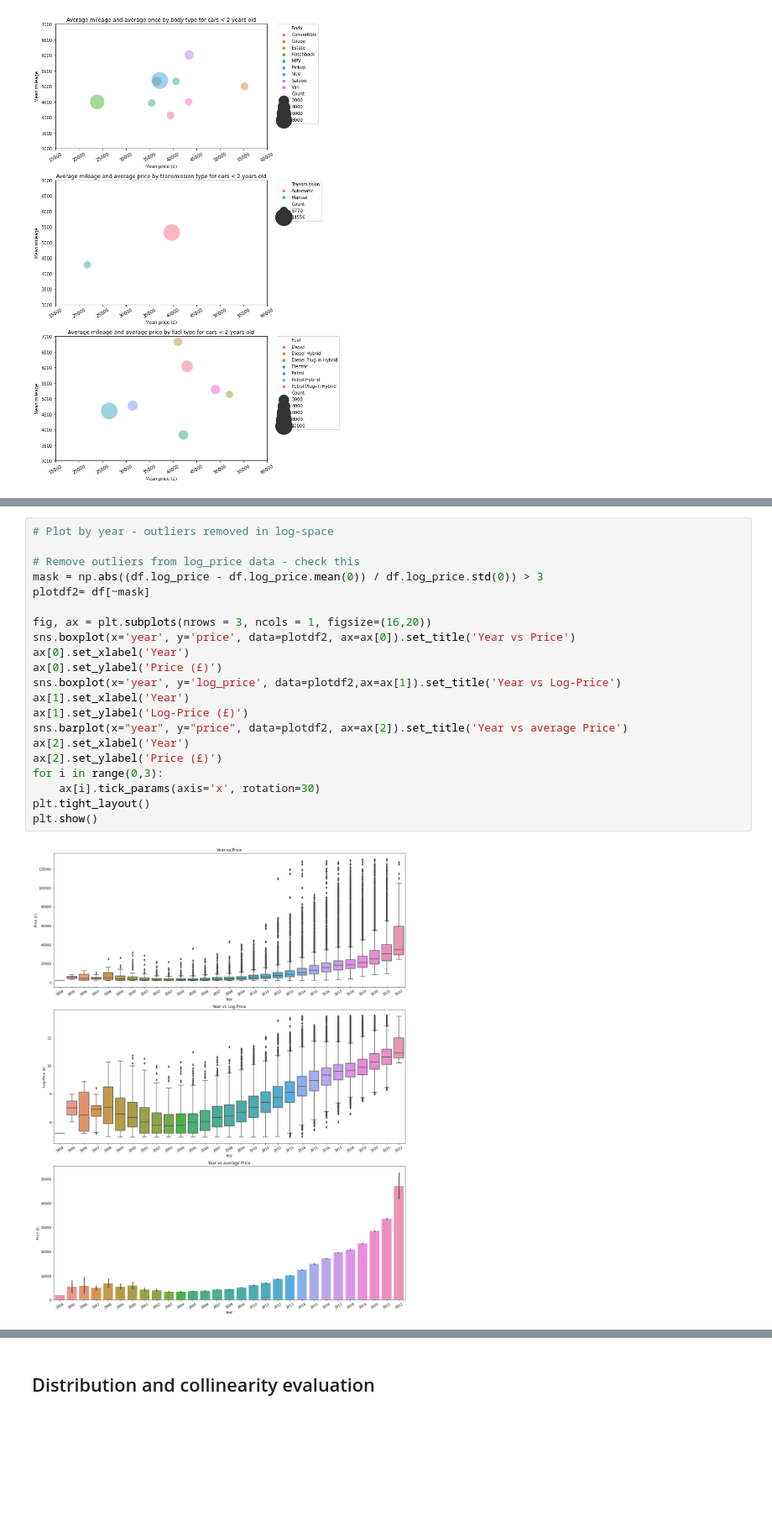
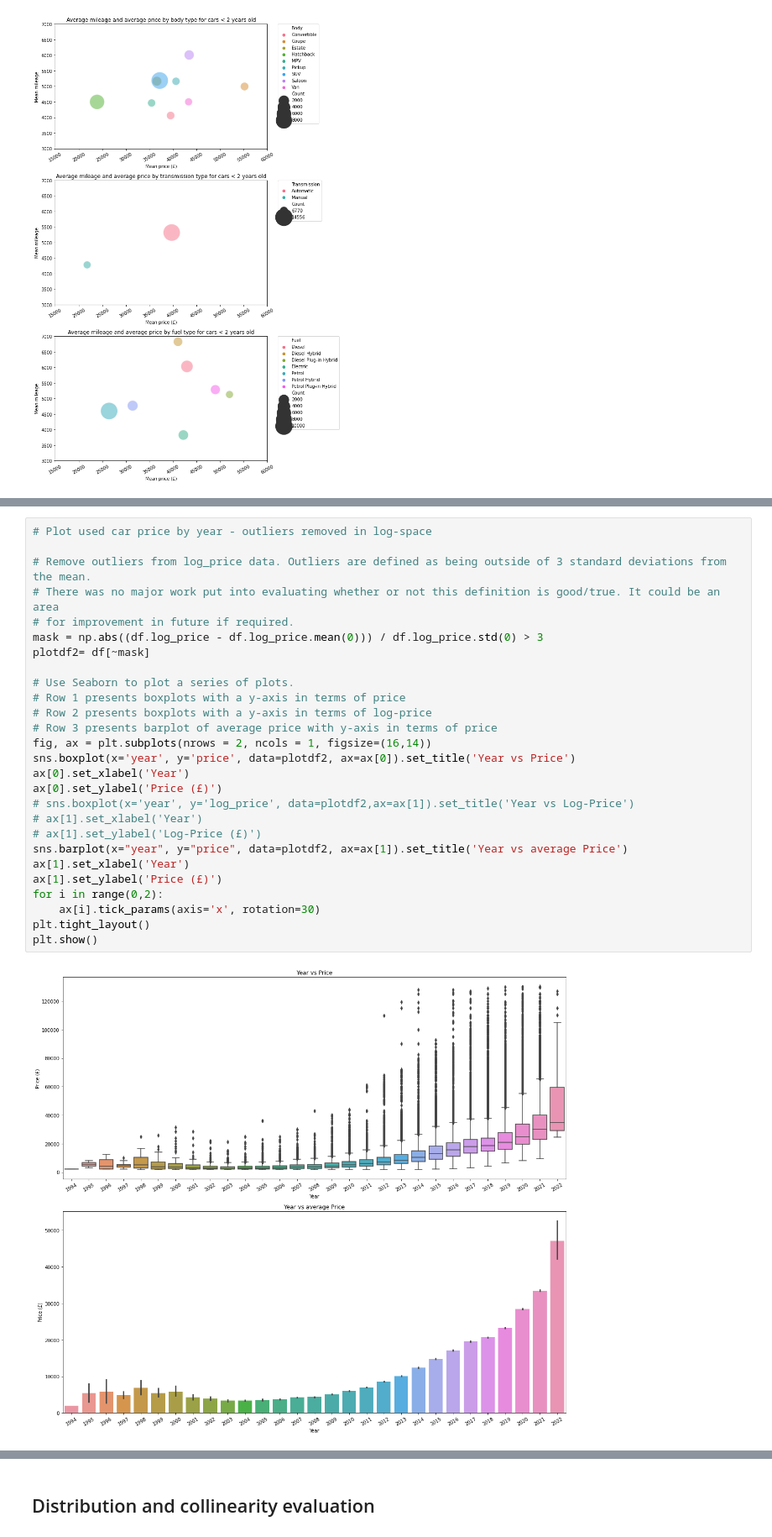
Before and after one commit to rgdavies92/used-car-value, a Jupyter notebook: 04_Data_cleaning_and_EDA.ipynb, the cells around one changed output, grey strips where cells are left out. Shown at 84% size. Saved outputs shown, nothing was run; the diff lists cells and outputs as text; blank space fills up the shorter version.

```diff
--- a/04_Data_cleaning_and_EDA.ipynb
+++ b/04_Data_cleaning_and_EDA.ipynb
@@ -2543,23 +2563,29 @@ https://www.autotrader.co.uk/car-details/202110058154714
 # %%
-# Plot by year - outliers removed in log-space
+# Plot used car price by year - outliers removed in log-space
 
-# Remove outliers from log_price data - check this
-mask = np.abs((df.log_price - df.log_price.mean(0)) / df.log_price.std(0)) > 3
+# Remove outliers from log_price data. Outliers are defined as being outside of 3 standard deviations from the mean.
+# There was no major work put into evaluating whether or not this definition is good/true. It could be an area
+# for improvement in future if required.
+mask = np.abs((df.log_price - df.log_price.mean(0))) / df.log_price.std(0) > 3
 plotdf2= df[~mask]
 
-fig, ax = plt.subplots(nrows = 3, ncols = 1, figsize=(16,20))
+# Use Seaborn to plot a series of plots.
+# Row 1 presents boxplots with a y-axis in terms of price
+# Row 2 presents boxplots with a y-axis in terms of log-price
+# Row 3 presents barplot of average price with y-axis in terms of price
+fig, ax = plt.subplots(nrows = 2, ncols = 1, figsize=(16,14))
 sns.boxplot(x='year', y='price', data=plotdf2, ax=ax[0]).set_title('Year vs Price')
 ax[0].set_xlabel('Year')
 ax[0].set_ylabel('Price (£)')
-sns.boxplot(x='year', y='log_price', data=plotdf2,ax=ax[1]).set_title('Year vs Log-Price')
+# sns.boxplot(x='year', y='log_price', data=plotdf2,ax=ax[1]).set_title('Year vs Log-Price')
+# ax[1].set_xlabel('Year')
+# ax[1].set_ylabel('Log-Price (£)')
+sns.barplot(x="year", y="price", data=plotdf2, ax=ax[1]).set_title('Year vs average Price')
 ax[1].set_xlabel('Year')
-ax[1].set_ylabel('Log-Price (£)')
-sns.barplot(x="year", y="price", data=plotdf2, ax=ax[2]).set_title('Year vs average Price')
-ax[2].set_xlabel('Year')
-ax[2].set_ylabel('Price (£)')
-for i in range(0,3):
+ax[1].set_ylabel('Price (£)')
+for i in range(0,2):
     ax[i].tick_params(axis='x', rotation=30)
 plt.tight_layout()
 plt.show()
 # %% [output]
-[figure, old version]
+[figure, new version]
```
Also changed, not shown: parts of 109 cells of this notebook, 14 other files.
